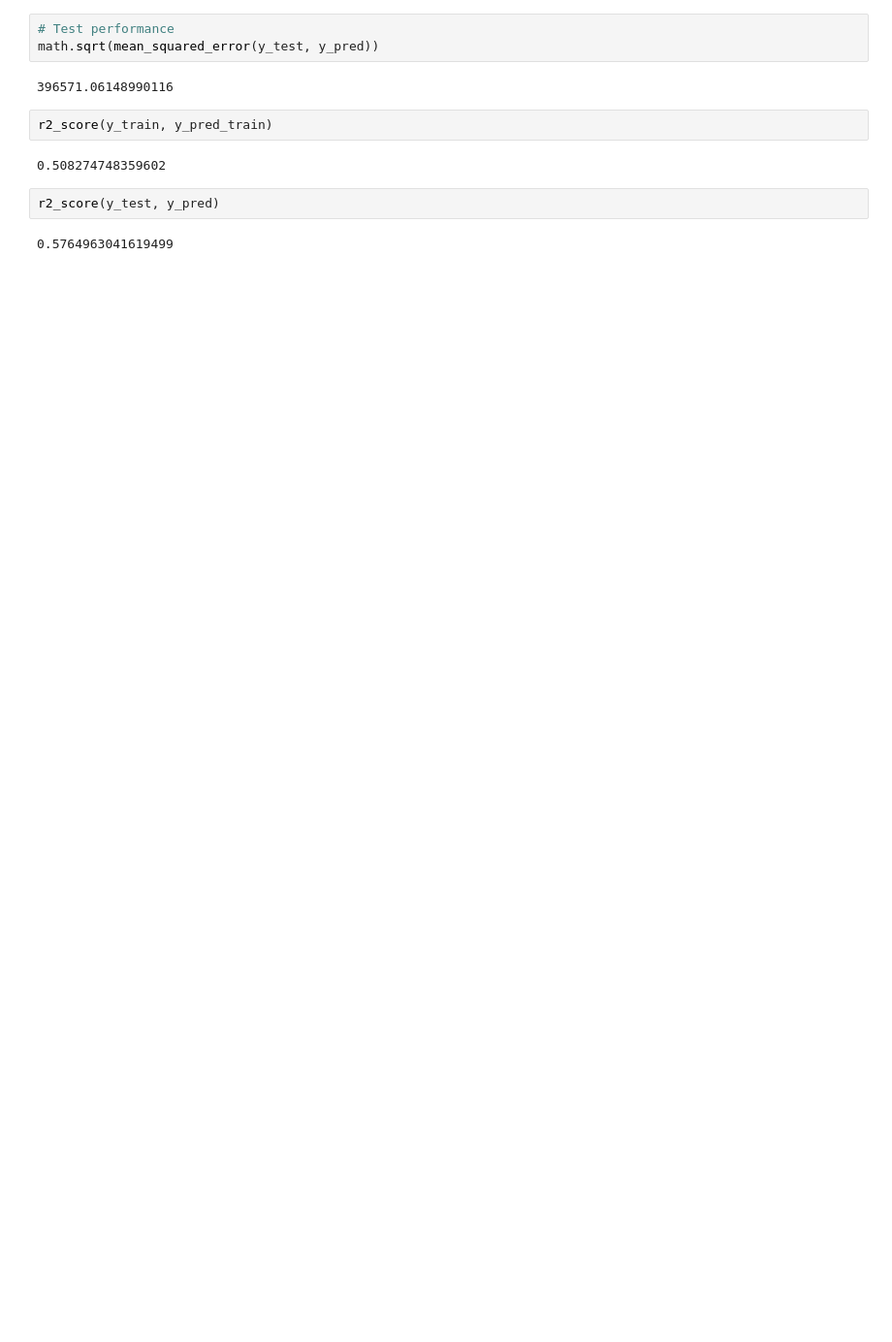
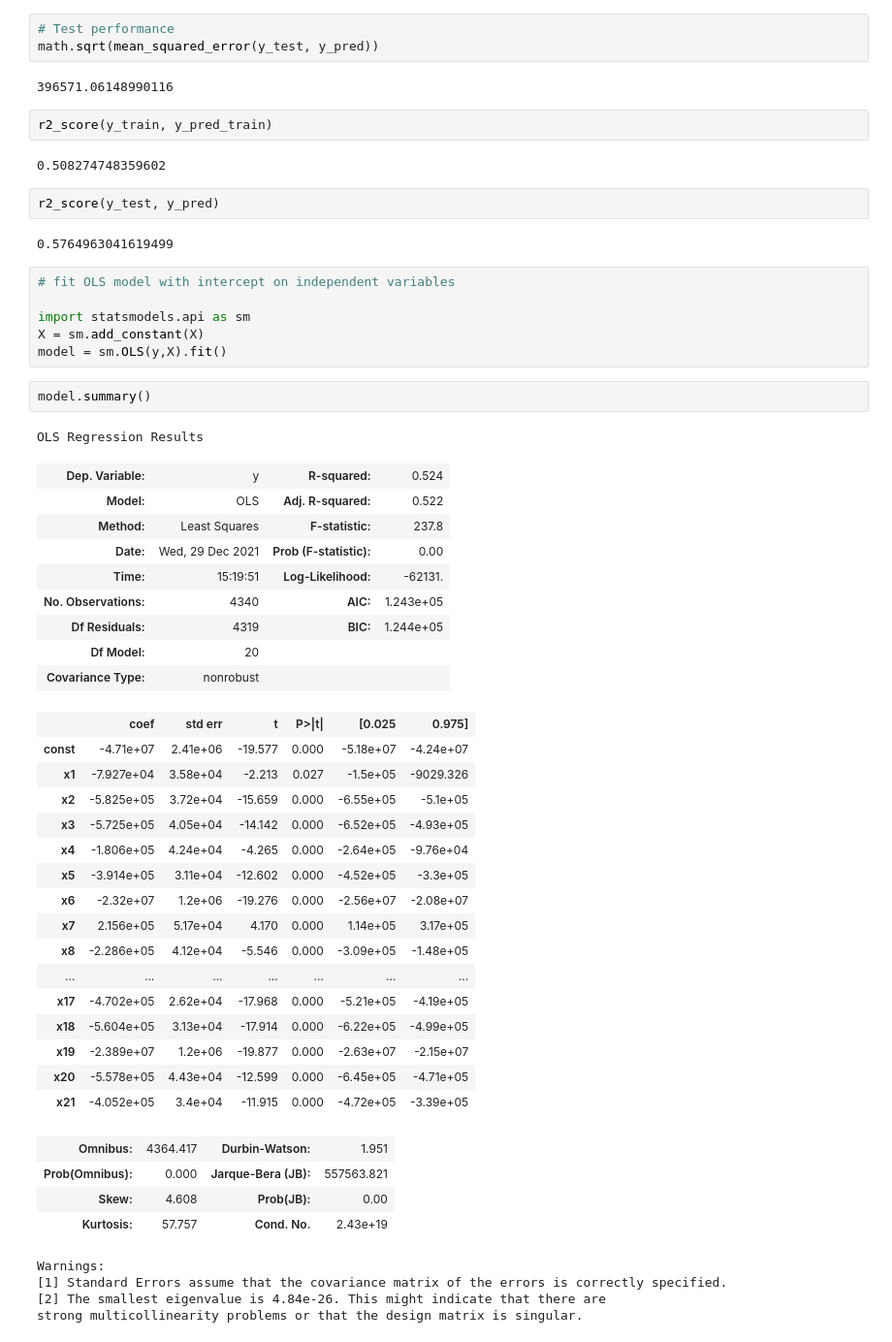
Before and after one commit to SampannaMishra/Car_Dekho_Project, a Jupyter notebook: Sampanna_Linear_Regression_(Car_Dekho).ipynb, the cells around one changed output. Shown: that part at 97% size. Cells and saved outputs as stored; diff of their text form; blank space fills up the shorter version.

```diff
--- a/Sampanna_Linear_Regression_(Car_Dekho).ipynb
+++ b/Sampanna_Linear_Regression_(Car_Dekho).ipynb
@@ -512,3 +512,46 @@ r2_score(y_train, y_pred_train)
 r2_score(y_test, y_pred)
 # %% [output]
 0.5764963041619499
+# %%
+# fit OLS model with intercept on independent variables
+
+import statsmodels.api as sm
+X = sm.add_constant(X)
+model = sm.OLS(y,X).fit()
+# %%
+model.summary()
+# %% [output]
+OLS Regression Results
+| Dep. Variable: | y | R-squared: | 0.524 |
+| Model: | OLS | Adj. R-squared: | 0.522 |
+| Method: | Least Squares | F-statistic: | 237.8 |
+| Date: | Wed, 29 Dec 2021 | Prob (F-statistic): | 0.00 |
+| Time: | 15:19:51 | Log-Likelihood: | -62131. |
+| No. Observations: | 4340 | AIC: | 1.243e+05 |
+| Df Residuals: | 4319 | BIC: | 1.244e+05 |
+| Df Model: | 20 |  |  |
+| Covariance Type: | nonrobust |  |  |
+|  | coef | std err | t | P>|t| | [0.025 | 0.975] |
+| const | -4.71e+07 | 2.41e+06 | -19.577 | 0.000 | -5.18e+07 | -4.24e+07 |
+| x1 | -7.927e+04 | 3.58e+04 | -2.213 | 0.027 | -1.5e+05 | -9029.326 |
+| x2 | -5.825e+05 | 3.72e+04 | -15.659 | 0.000 | -6.55e+05 | -5.1e+05 |
+| x3 | -5.725e+05 | 4.05e+04 | -14.142 | 0.000 | -6.52e+05 | -4.93e+05 |
+| x4 | -1.806e+05 | 4.24e+04 | -4.265 | 0.000 | -2.64e+05 | -9.76e+04 |
+| x5 | -3.914e+05 | 3.11e+04 | -12.602 | 0.000 | -4.52e+05 | -3.3e+05 |
+| x6 | -2.32e+07 | 1.2e+06 | -19.276 | 0.000 | -2.56e+07 | -2.08e+07 |
+| x7 | 2.156e+05 | 5.17e+04 | 4.170 | 0.000 | 1.14e+05 | 3.17e+05 |
+| x8 | -2.286e+05 | 4.12e+04 | -5.546 | 0.000 | -3.09e+05 | -1.48e+05 |
+| ... | ... | ... | ... | ... | ... | ... |
+| x17 | -4.702e+05 | 2.62e+04 | -17.968 | 0.000 | -5.21e+05 | -4.19e+05 |
+| x18 | -5.604e+05 | 3.13e+04 | -17.914 | 0.000 | -6.22e+05 | -4.99e+05 |
+| x19 | -2.389e+07 | 1.2e+06 | -19.877 | 0.000 | -2.63e+07 | -2.15e+07 |
+| x20 | -5.578e+05 | 4.43e+04 | -12.599 | 0.000 | -6.45e+05 | -4.71e+05 |
+| x21 | -4.052e+05 | 3.4e+04 | -11.915 | 0.000 | -4.72e+05 | -3.39e+05 |
+| Omnibus: | 4364.417 | Durbin-Watson: | 1.951 |
+| Prob(Omnibus): | 0.000 | Jarque-Bera (JB): | 557563.821 |
+| Skew: | 4.608 | Prob(JB): | 0.00 |
+| Kurtosis: | 57.757 | Cond. No. | 2.43e+19 |
+Warnings:
+[1] Standard Errors assume that the covariance matrix of the errors is correctly specified.
+[2] The smallest eigenvalue is 4.84e-26. This might indicate that there are
+strong multicollinearity problems or that the design matrix is singular.
```
Also changed, not shown: parts of 13 cells of this notebook.
